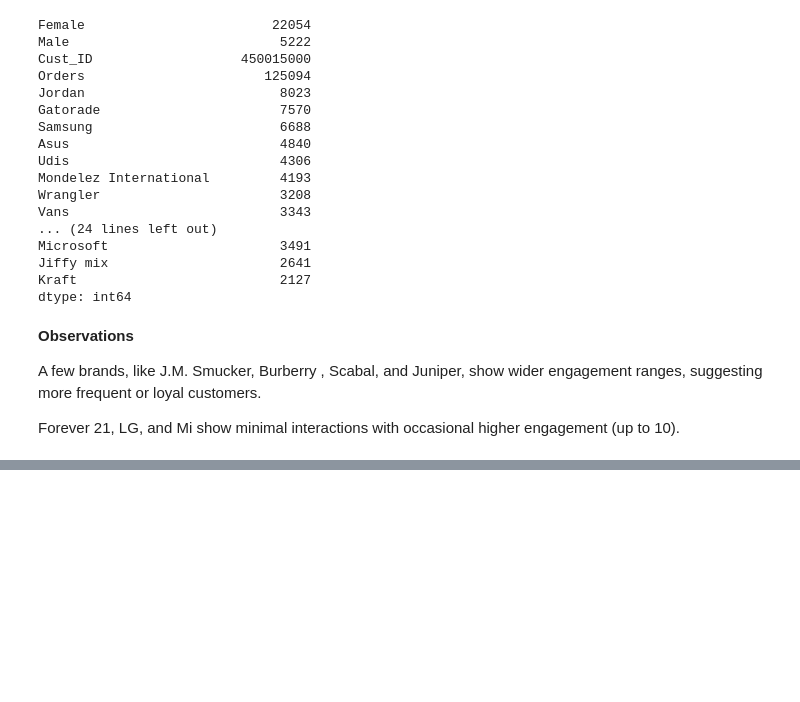
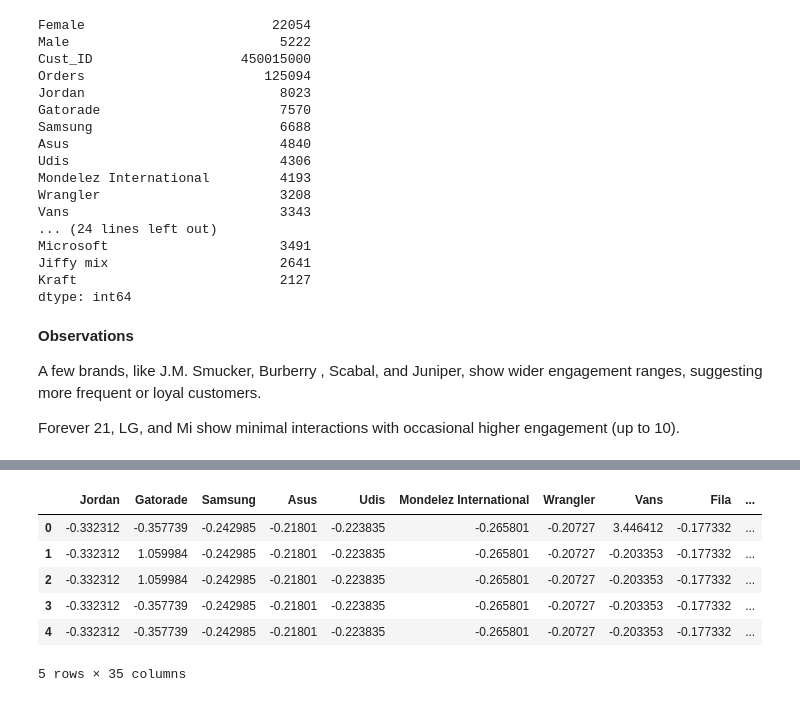
Before and after one commit to anuj123-45/Customer_Segmentation, a Jupyter notebook: Customer_Segementation.ipynb, the cells around one changed output, grey strips where cells are left out. Cells and saved outputs as stored; diff of their text form; code cells hidden in the pictures; blank space fills up the shorter version.

```diff
--- a/Customer_Segementation.ipynb
+++ b/Customer_Segementation.ipynb
@@ -228,0 +250,11 @@ Forever 21, LG, and Mi show minimal interactions with occasional higher engageme
+# %%
+feature_scaled=pd.DataFrame(feature,columns=data.columns[4:39])
+feature_scaled.head()
+# %% [output]
+|  | Jordan | Gatorade | Samsung | Asus | Udis | Mondelez International | Wrangler | Vans | Fila | ... |
+| 0 | -0.332312 | -0.357739 | -0.242985 | -0.21801 | -0.223835 | -0.265801 | -0.20727 | 3.446412 | -0.177332 | ... |
+| 1 | -0.332312 | 1.059984 | -0.242985 | -0.21801 | -0.223835 | -0.265801 | -0.20727 | -0.203353 | -0.177332 | ... |
+| 2 | -0.332312 | 1.059984 | -0.242985 | -0.21801 | -0.223835 | -0.265801 | -0.20727 | -0.203353 | -0.177332 | ... |
+| 3 | -0.332312 | -0.357739 | -0.242985 | -0.21801 | -0.223835 | -0.265801 | -0.20727 | -0.203353 | -0.177332 | ... |
+| 4 | -0.332312 | -0.357739 | -0.242985 | -0.21801 | -0.223835 | -0.265801 | -0.20727 | -0.203353 | -0.177332 | ... |
+5 rows × 35 columns
```
Also changed, not shown: parts of 13 cells of this notebook.
